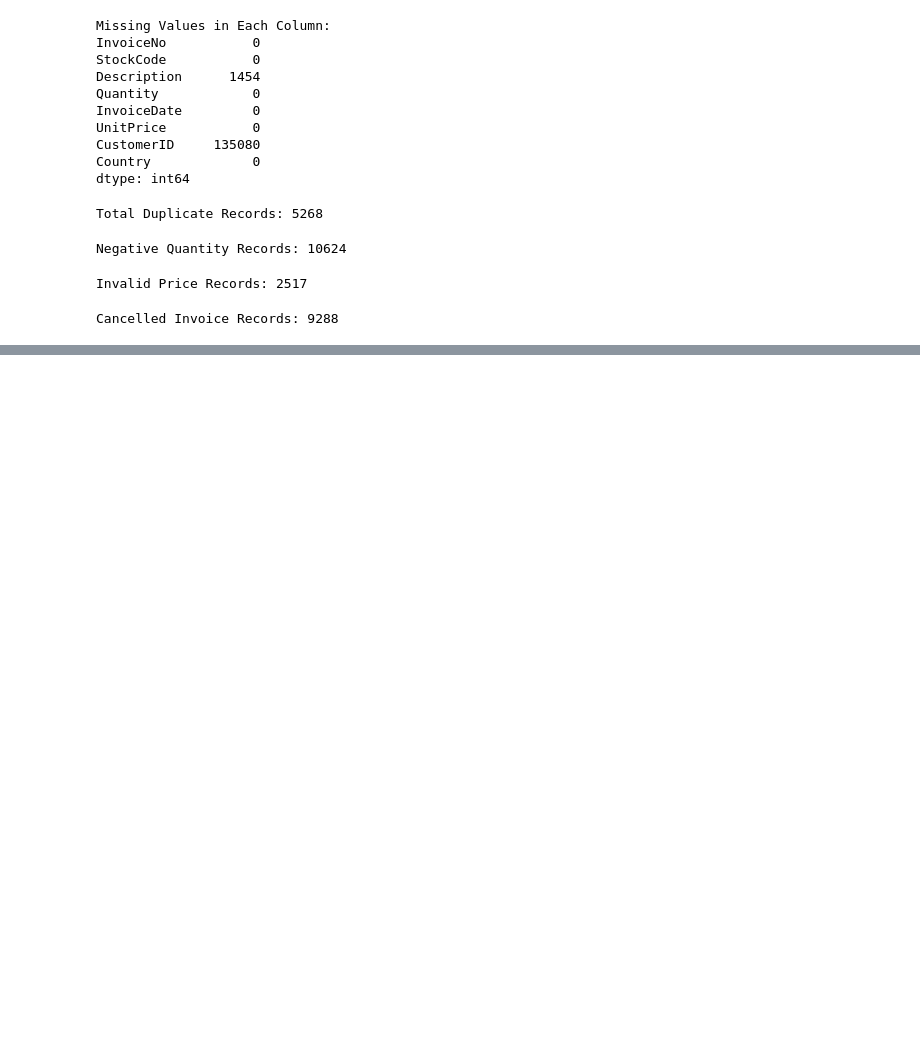
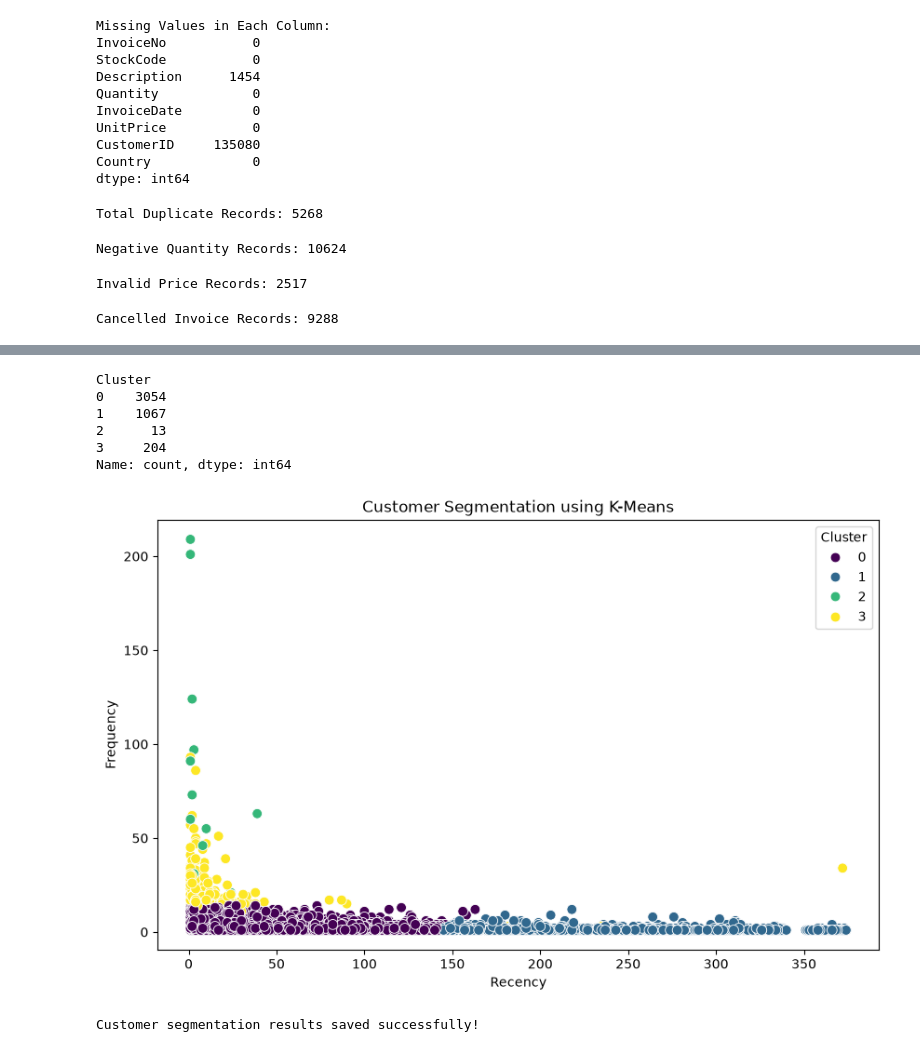
Before and after one commit to dharanipvt01-collab/Ecommerce_Customer_Segmentation, a Jupyter notebook: notebooks/customer_segmentation.ipynb, the cells around one changed output, grey strips where cells are left out. Cells and saved outputs as stored; diff of their text form; code cells hidden in the pictures; blank space fills up the shorter version.

```diff
--- a/notebooks/customer_segmentation.ipynb
+++ b/notebooks/customer_segmentation.ipynb
@@ -166,0 +514,10 @@ Cancelled Invoice Records: 9288
+# %%
+# Initialize StandardScaler
+
+scaler = StandardScaler()
+
+# Scale RFM features
+
+rfm_scaled = scaler.fit_transform(rfm)
+
+print("RFM features scaled successfully!")
@@ -166,0 +679,8 @@ Cancelled Invoice Records: 9288
+# %%
+# Assign cluster labels
+
+rfm["Cluster"] = kmeans.labels_
+
+print("Customer clusters assigned successfully!")
+
+rfm.head()
@@ -166,0 +696,37 @@ Cancelled Invoice Records: 9288
+# %%
+# Count customers per cluster
+
+print(rfm["Cluster"].value_counts().sort_index())
+# %% [output]
+Cluster
+0    3054
+1    1067
+2      13
+3     204
+Name: count, dtype: int64
+# %%
+plt.figure(figsize=(10, 6))
+
+sns.scatterplot(
+    data=rfm,
+    x="Recency",
+    y="Frequency",
+    hue="Cluster",
+    palette="viridis",
+    s=60
+)
+
+plt.title("Customer Segmentation using K-Means")
+plt.show()
+# %% [output]
+[figure, added]
+# %%
+# Save customer segmentation results
+
+rfm.to_csv(
+    "../outputs/customer_segments.csv"
+)
+
+print("Customer segmentation results saved successfully!")
+# %% [output]
+Customer segmentation results saved successfully!
```
Also changed, not shown: parts of 63 cells of this notebook.
